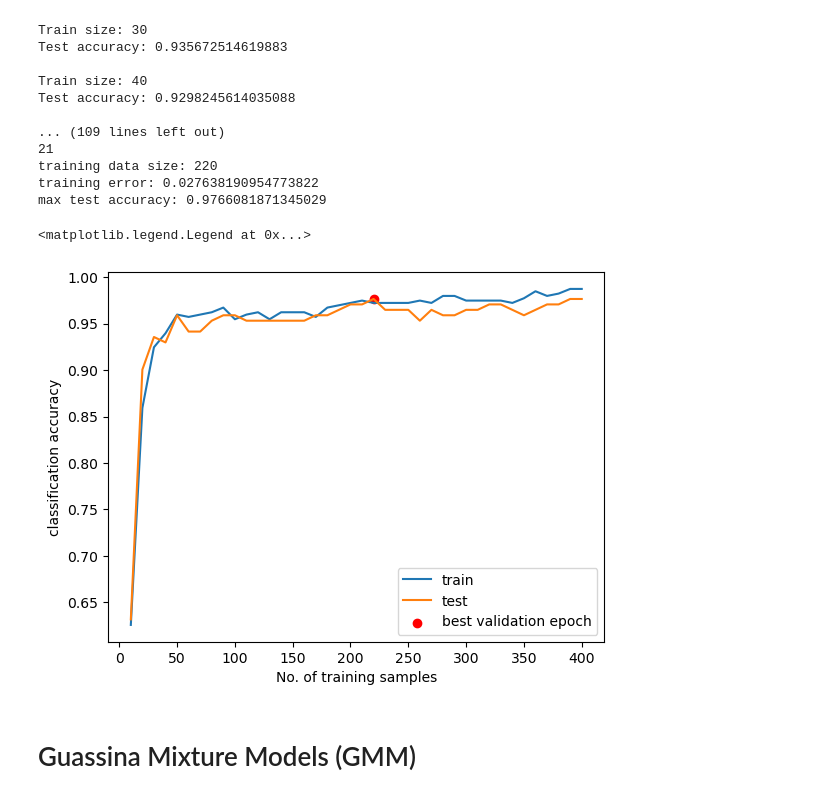
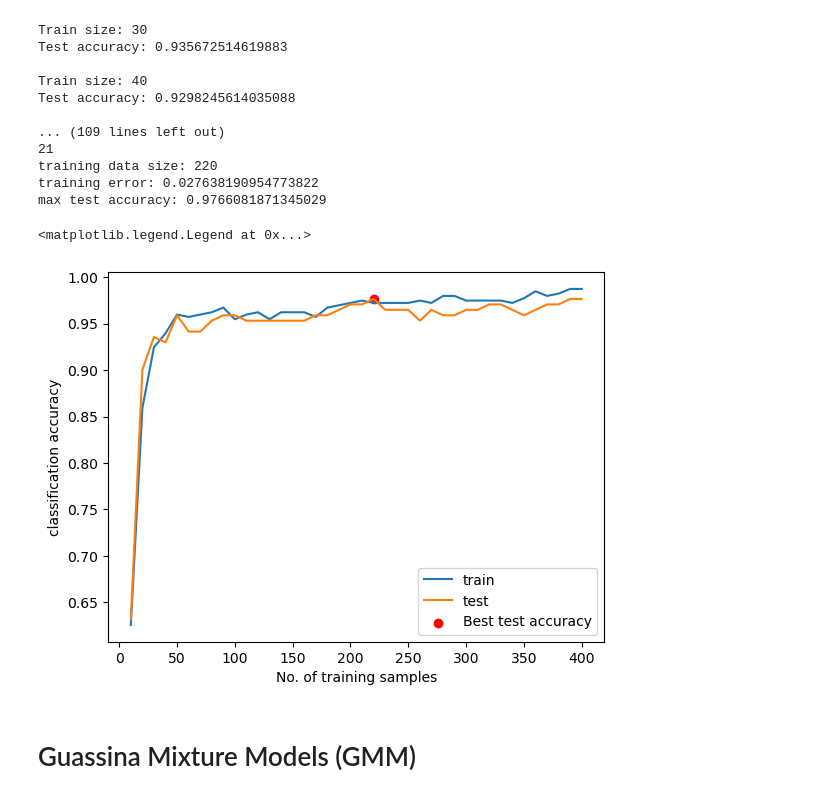
Before and after one commit to venkateshvaddadi/Tutorials, a Jupyter notebook: 3.sckitlearn/demo_on_sklearn_with_classification_clustering_regression.ipynb, the cells around one changed output. Saved outputs shown, nothing was run; the diff lists cells and outputs as text; code cells hidden in the pictures.

```diff
--- a/3.sckitlearn/demo_on_sklearn_with_classification_clustering_regression.ipynb
+++ b/3.sckitlearn/demo_on_sklearn_with_classification_clustering_regression.ipynb
@@ -639,13 +637,13 @@ max test accuracy: 0.9766081871345029
 # %%
 plt.plot(train_sizes, train_accuracies)
 plt.plot(train_sizes, test_accuracies)
 plt.scatter(train_sizes[max_accuracy_index],test_accuracies[max_accuracy_index],color = 'red')
 plt.xlabel('No. of training samples')
 plt.ylabel('classification accuracy')
-plt.legend(['train','test','best validation epoch'])
+plt.legend(['train','test','Best test accuracy'])
 # %% [output]
 <matplotlib.legend.Legend at 0x...>
-[figure, old version]
+[figure, new version]
 # %% [markdown]
 # Guassina Mixture Models (GMM)
 # %%
```
Also changed, not shown: parts of 2 cells of this notebook.
